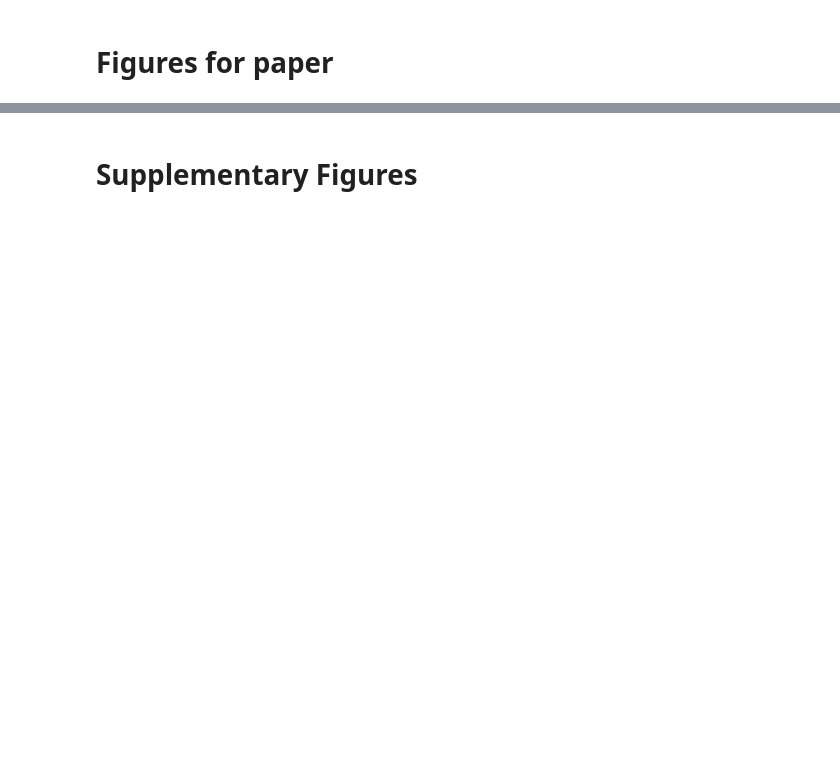
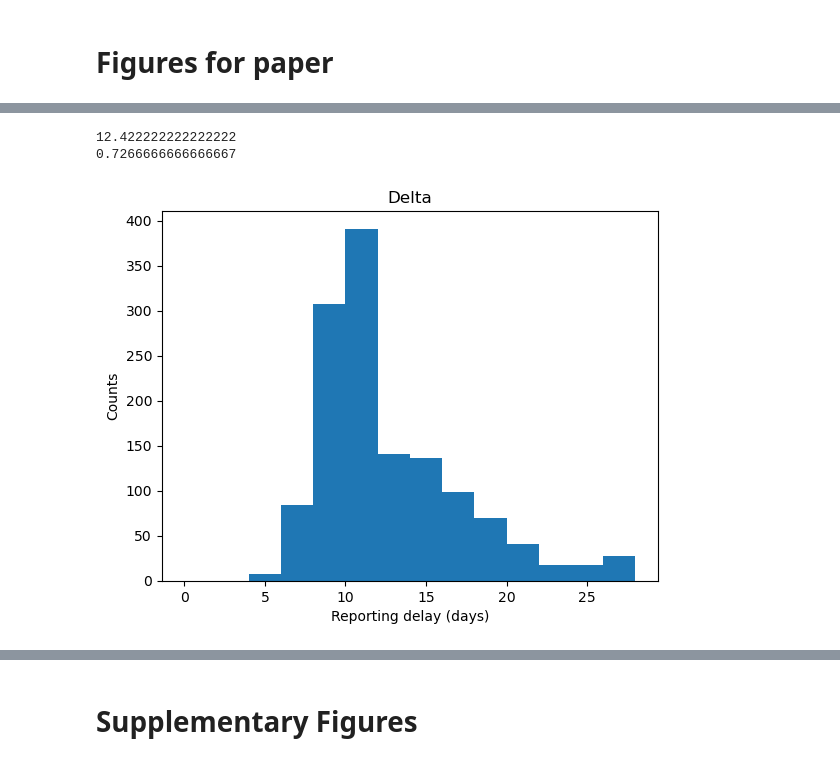
Before and after one commit to bartonlab/paper-SARS-CoV-2-inference, a Jupyter notebook: figures.ipynb, the cells around one changed output, grey strips where cells are left out. Drawn from its saved outputs; the diff is of its cells as text; code cells hidden in the pictures; blank space fills up the shorter version.

```diff
--- a/figures.ipynb
+++ b/figures.ipynb
@@ -37,0 +410,3 @@ import epi_figs as ef
+# %%
+df_sub = pd.read_csv('data/compressed-metadata.csv.gz')
+df_sub.columns
@@ -37,0 +471,6 @@ import epi_figs as ef
+# %%
+gb_regions = ['Europe / United Kingdom', 'Europe / United Kingdom / England', 'Europe / United Kingdom / Scotland', 'Europe / United Kingdom / Wales']
+
+df_uk = df_sub[df_sub['Compressed location']=='Europe-UnitedKingdom']
+df_uk = df_uk[(df_uk['Time']>456) & (df_uk['Time']<487)]
+df_gb = df_uk[df_uk['Location'].isin(gb_regions)]
@@ -37,0 +485,25 @@ import epi_figs as ef
+# %%
+df_delta = df_gb[df_gb['Variant']=='Former VOC Delta GK (B.1.617.2+AY.*) first detected in India']
+df_other = df_gb[df_gb['Variant']!='Former VOC Delta GK (B.1.617.2+AY.*) first detected in India']
+
+dt_delta = df_delta['Subtime']-df_delta['Time']
+dt_other = df_other['Subtime']-df_other['Time']
+
+df_delta_fast = df_delta[(df_delta['Subtime']-df_delta['Time'])<45]
+df_other_fast = df_other[(df_other['Subtime']-df_other['Time'])<45]
+
+dt_delta_fast = df_delta_fast['Subtime']-df_delta_fast['Time']
+dt_other_fast = df_other_fast['Subtime']-df_other_fast['Time']
+# %%
+bins = np.arange(0, 30, 2)
+plt.hist(dt_delta_fast, bins)
+print(np.mean(dt_delta_fast))
+print(np.sum(dt_delta_fast<15)/len(dt_delta_fast))
+plt.title('Delta')
+plt.xlabel('Reporting delay (days)')
+plt.ylabel('Counts')
+plt.savefig('delta-delay.pdf')
+# %% [output]
+12.422222222222222
+0.7266666666666667
+[figure, added]
```
Also changed, not shown: parts of 82 cells of this notebook, 33 other files.
